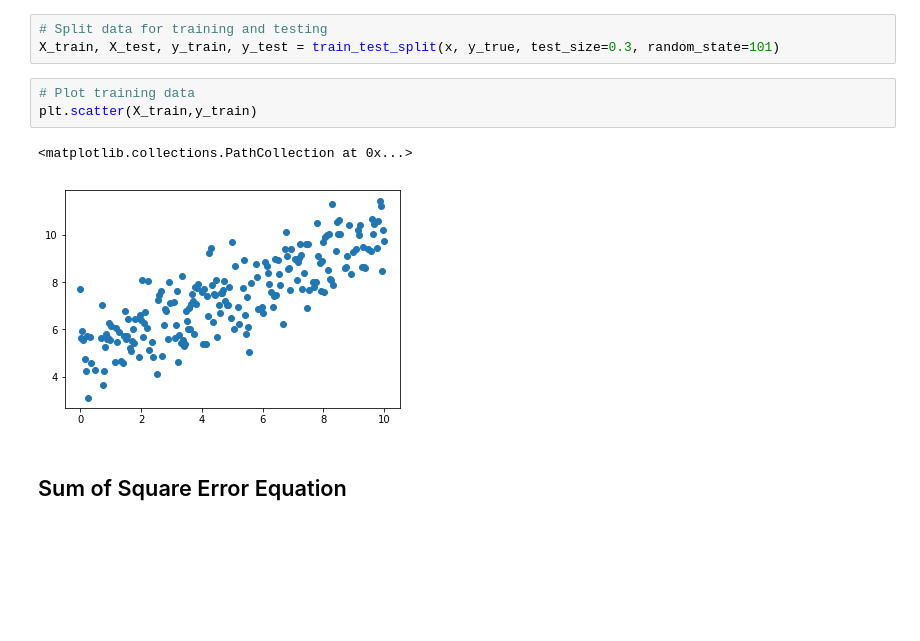
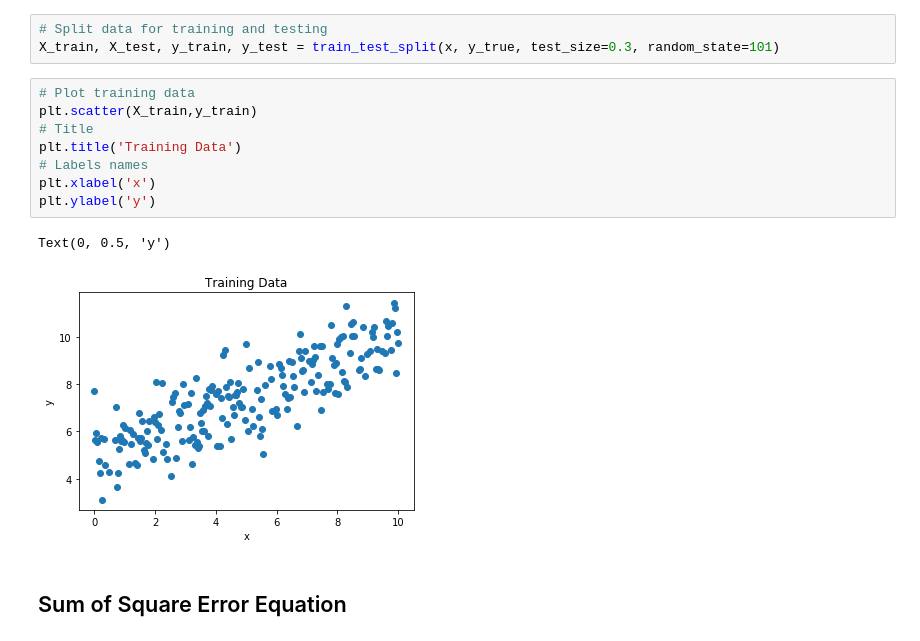
Before and after one commit to Przemoo16/Machine-Learnings-Algorithms-From-Scratch, a Jupyter notebook: 1. Linear Regression/1. Simple_Reg.ipynb, the cells around one changed output. Cells and saved outputs as stored; diff of their text form; blank space fills up the shorter version.

Commit message:
Updated all codes (Title and labels to plots)

```diff
--- a/1. Linear Regression/1. Simple_Reg.ipynb
+++ b/1. Linear Regression/1. Simple_Reg.ipynb
@@ -39,9 +39,14 @@ X_train, X_test, y_train, y_test = train_test_split(x, y_true, test_size=0.3, ra
 # %%
 # Plot training data
 plt.scatter(X_train,y_train)
+# Title
+plt.title('Training Data')
+# Labels names
+plt.xlabel('x')
+plt.ylabel('y')
 # %% [output]
-<matplotlib.collections.PathCollection at 0x...>
+Text(0, 0.5, 'y')
-[figure, old version]
+[figure, new version]
 # %% [markdown]
 ## Sum of Square Error Equation
 # %% [markdown]
```
Also changed, not shown: parts of 2 cells of this notebook, 3 other files.
